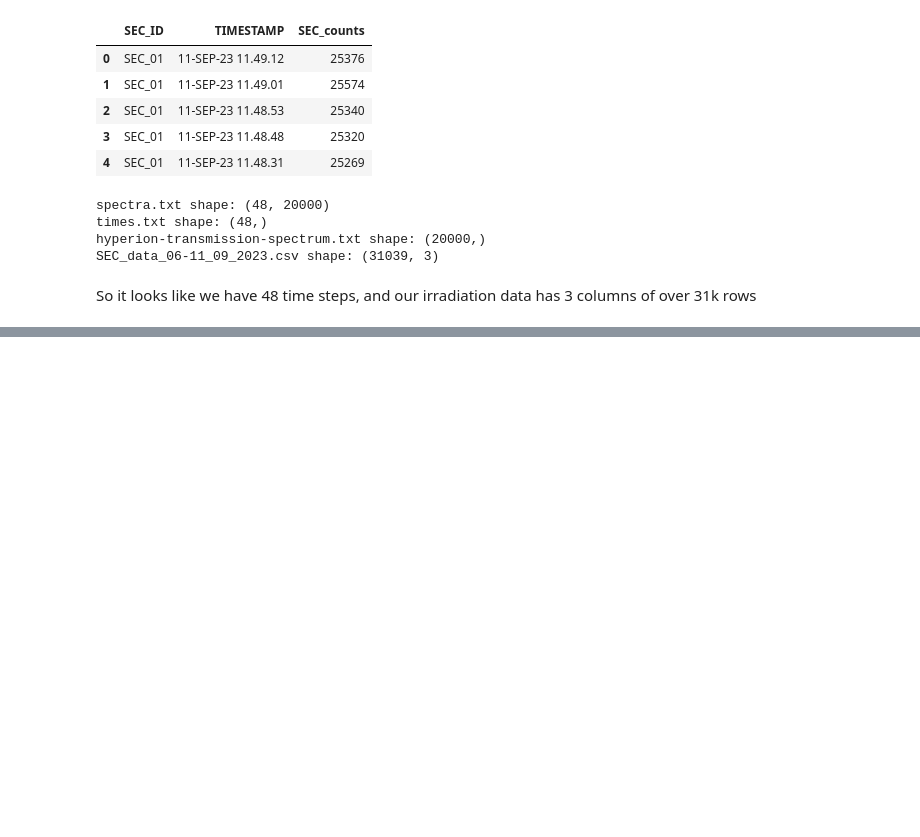
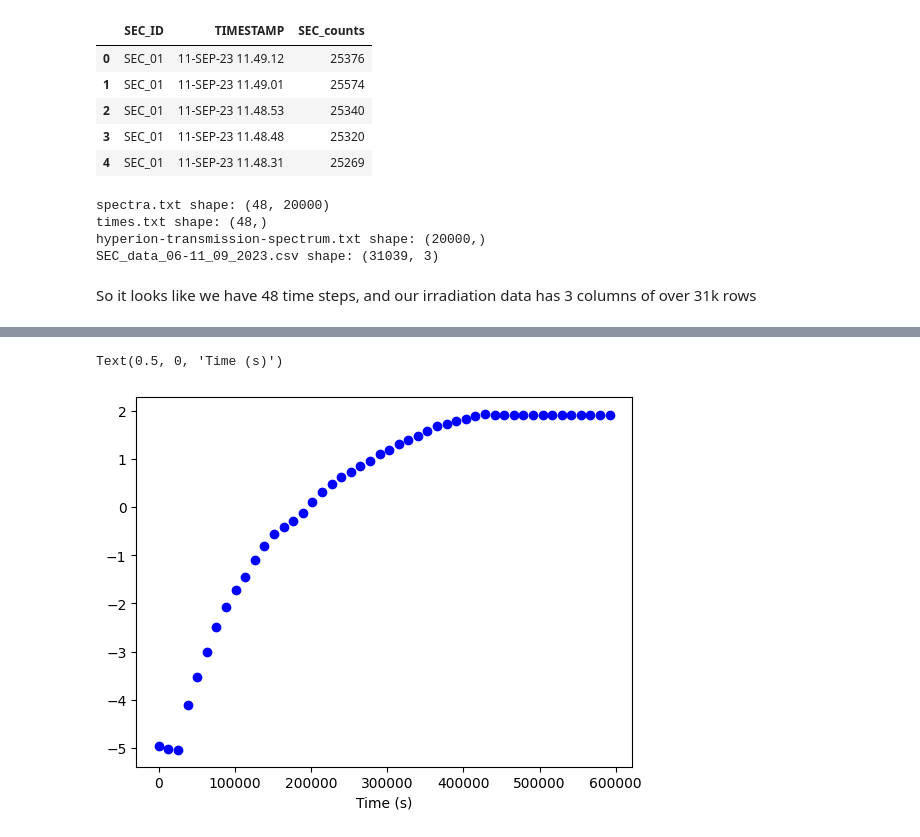
Before and after one commit to rsamconn/Fibre-optics-demo, a Jupyter notebook: fibre-demo.ipynb, the cells around one changed output, grey strips where cells are left out. Cells and saved outputs as stored; diff of their text form; code cells hidden in the pictures; blank space fills up the shorter version.

```diff
--- a/fibre-demo.ipynb
+++ b/fibre-demo.ipynb
@@ -57,0 +104,15 @@ So it looks like we have 48 time steps, and our irradiation data has 3 columns o
+# %%
+# Extract the spectra minima
+def extract_spectra_minima(spectral_data, wavelength_data):
+    """Extract the minima of each spectrum"""
+    intensity_minima = []
+    wavelength_minima = []
+    count = 0
+    for spectrum in spectral_data:
+        count += 1
+        min_index = np.argmin(spectrum)
+        # print(f"Processing spectrum with shape {spectrum.shape} and found minimum at index {min_index} with wavelength {wavelength_data[min_index]}")
+        intensity_minima.append(spectrum[min_index])
+        wavelength_minima.append(wavelength_data[min_index])
+    print(count)
+    return wavelength_minima, intensity_minima
@@ -57,0 +133,8 @@ So it looks like we have 48 time steps, and our irradiation data has 3 columns o
+# %%
+first_minimum = rebaselined_minima[0][0]
+wavlength_shift = rebaselined_minima[0] - first_minimum
+plt.scatter(times, rebaselined_minima[1], c='blue', label='Rebaselined Spectrum at Wavelength 1460 nm')
+plt.xlabel('Time (s)')
+# %% [output]
+Text(0.5, 0, 'Time (s)')
+[figure, added]
```
Also changed, not shown: parts of 9 cells of this notebook.
